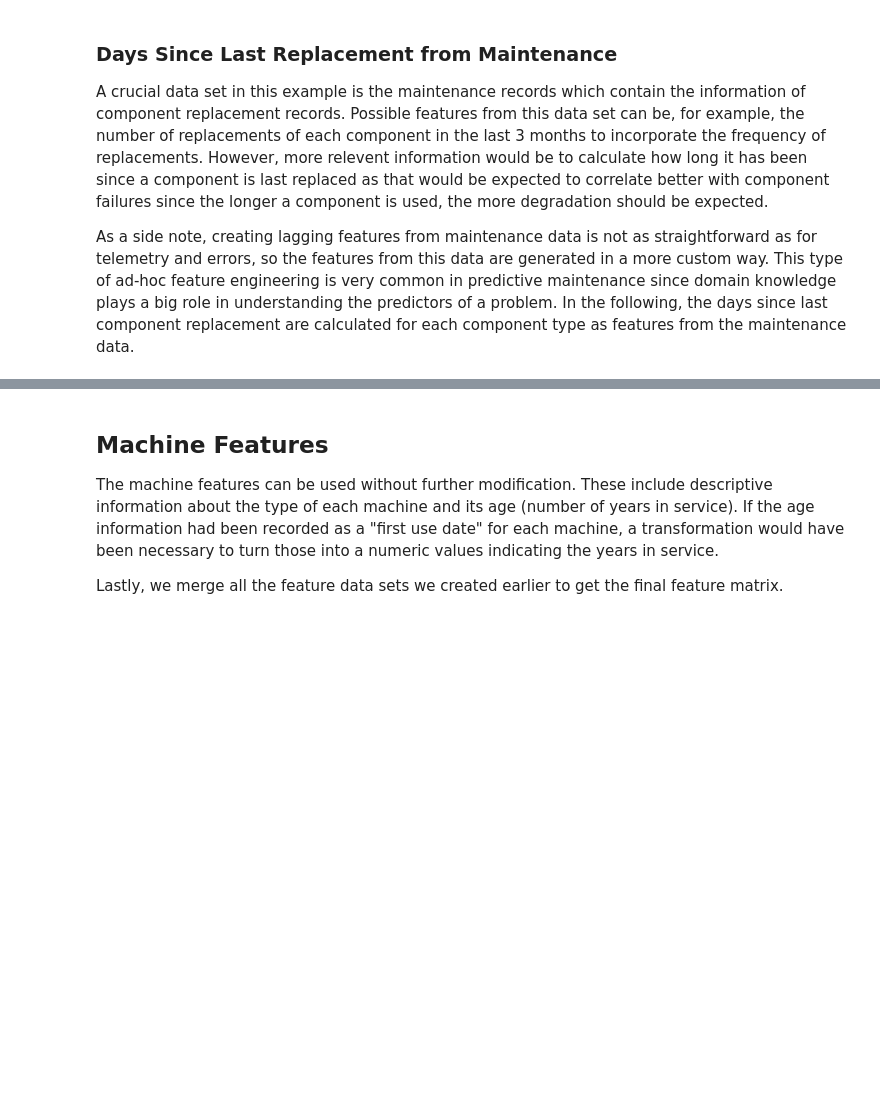
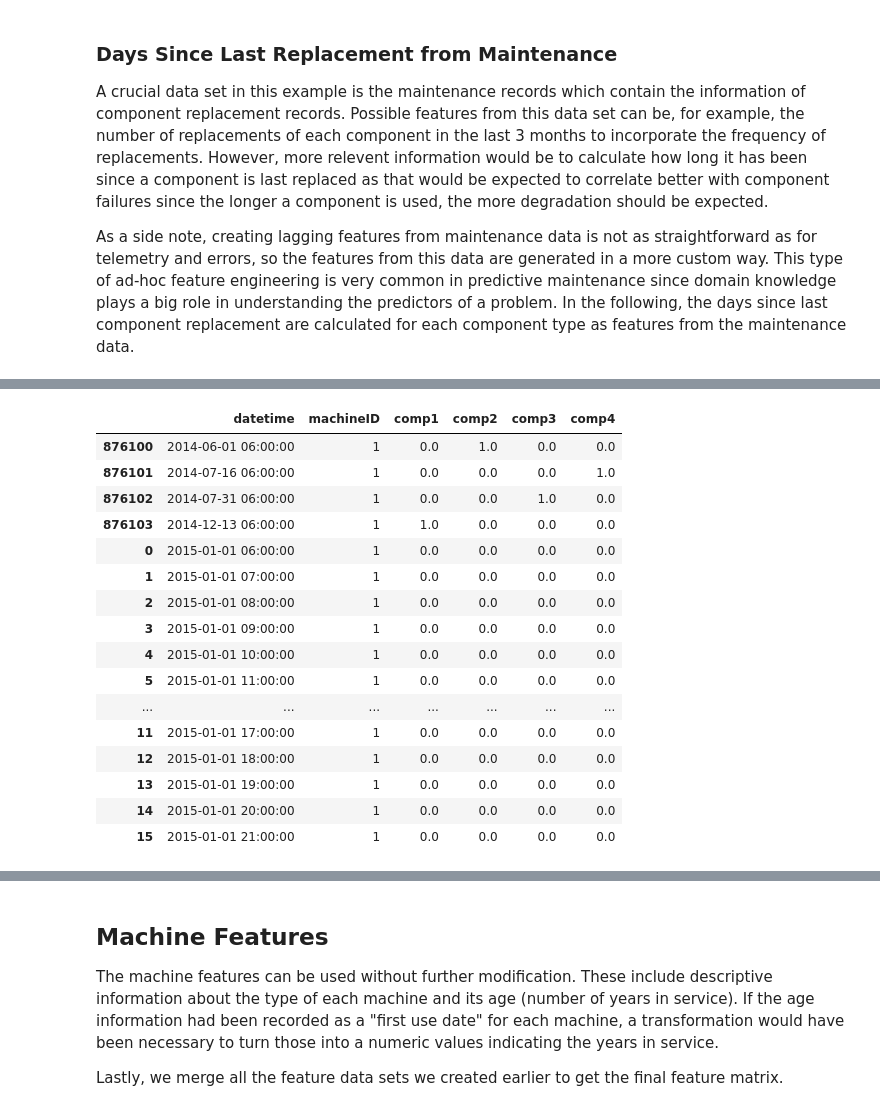
Before and after one commit to andreiciobanu/Predictive_Maintenance_using_Machine-Learning_Microsoft_Casestudy, a Jupyter notebook: Predictive Maintenance using Machine Learning - Telemetry.ipynb, the cells around one changed output, grey strips where cells are left out. Drawn from its saved outputs; the diff is of its cells as text; code cells hidden in the pictures; blank space fills up the shorter version.

```diff
--- a/Predictive Maintenance using Machine Learning - Telemetry.ipynb
+++ b/Predictive Maintenance using Machine Learning - Telemetry.ipynb
@@ -13,7 +13,7 @@ The data for this example comes from 4 different sources which are real-time tel
 import pandas as pd
 
 data_dir='data/'
-telemetry = pd.read_csv(data_dir + 'PdM_telemetry - Small.csv')
+telemetry = pd.read_csv(data_dir + 'PdM_telemetry.csv')
 errors = pd.read_csv(data_dir + 'PdM_errors.csv')
 maint = pd.read_csv(data_dir + 'PdM_maint.csv')
 failures = pd.read_csv(data_dir + 'PdM_failures.csv')
@@ -210,11 +485,9 @@ maint
 # %%
-import numpy as np
-
 # create a column for each error type
-comp_rep = pd.get_dummies(maint.set_index('datetime')).reset_index()
-comp_rep.columns = ['datetime', 'machineID', 'comp1', 'comp2', 'comp3', 'comp4']
+comp_rep2 = pd.get_dummies(maint.set_index('datetime')).reset_index()
+comp_rep2.columns = ['datetime', 'machineID', 'comp1', 'comp2', 'comp3', 'comp4']
 
 # combine repairs for a given machine in a given hour
-comp_rep = comp_rep.groupby(['machineID', 'datetime']).sum().reset_index()
-
-comp_rep
+comp_rep2 = comp_rep2.groupby(['machineID', 'datetime']).sum().reset_index()
+comp_rep2 = comp_rep2[:10]
+comp_rep2
@@ -221,8 +506,25 @@ comp_rep
 # %%
 # add timepoints where no components were replaced
-# outer: use union of keys from both frames, similar to a SQL full outer join; sort keys lexicographically.
-comp_rep = telemetry[['datetime', 'machineID']].merge(comp_rep,
+comp_rep2 = telemetry[['datetime', 'machineID']].merge(comp_rep2,
                                                       on=['datetime', 'machineID'],
                                                       how='outer').fillna(0).sort_values(by=['machineID', 'datetime'])
-
-comp_rep
+comp_rep2 = comp_rep2[:20]
+comp_rep2
+# %% [output]
+|  | datetime | machineID | comp1 | comp2 | comp3 | comp4 |
+| 876100 | 2014-06-01 06:00:00 | 1 | 0.0 | 1.0 | 0.0 | 0.0 |
+| 876101 | 2014-07-16 06:00:00 | 1 | 0.0 | 0.0 | 0.0 | 1.0 |
+| 876102 | 2014-07-31 06:00:00 | 1 | 0.0 | 0.0 | 1.0 | 0.0 |
+| 876103 | 2014-12-13 06:00:00 | 1 | 1.0 | 0.0 | 0.0 | 0.0 |
+| 0 | 2015-01-01 06:00:00 | 1 | 0.0 | 0.0 | 0.0 | 0.0 |
+| 1 | 2015-01-01 07:00:00 | 1 | 0.0 | 0.0 | 0.0 | 0.0 |
+| 2 | 2015-01-01 08:00:00 | 1 | 0.0 | 0.0 | 0.0 | 0.0 |
+| 3 | 2015-01-01 09:00:00 | 1 | 0.0 | 0.0 | 0.0 | 0.0 |
+| 4 | 2015-01-01 10:00:00 | 1 | 0.0 | 0.0 | 0.0 | 0.0 |
+| 5 | 2015-01-01 11:00:00 | 1 | 0.0 | 0.0 | 0.0 | 0.0 |
+| ... | ... | ... | ... | ... | ... | ... |
+| 11 | 2015-01-01 17:00:00 | 1 | 0.0 | 0.0 | 0.0 | 0.0 |
+| 12 | 2015-01-01 18:00:00 | 1 | 0.0 | 0.0 | 0.0 | 0.0 |
+| 13 | 2015-01-01 19:00:00 | 1 | 0.0 | 0.0 | 0.0 | 0.0 |
+| 14 | 2015-01-01 20:00:00 | 1 | 0.0 | 0.0 | 0.0 | 0.0 |
+| 15 | 2015-01-01 21:00:00 | 1 | 0.0 | 0.0 | 0.0 | 0.0 |
```
Also changed, not shown: parts of 42 cells of this notebook, 3 other files.
